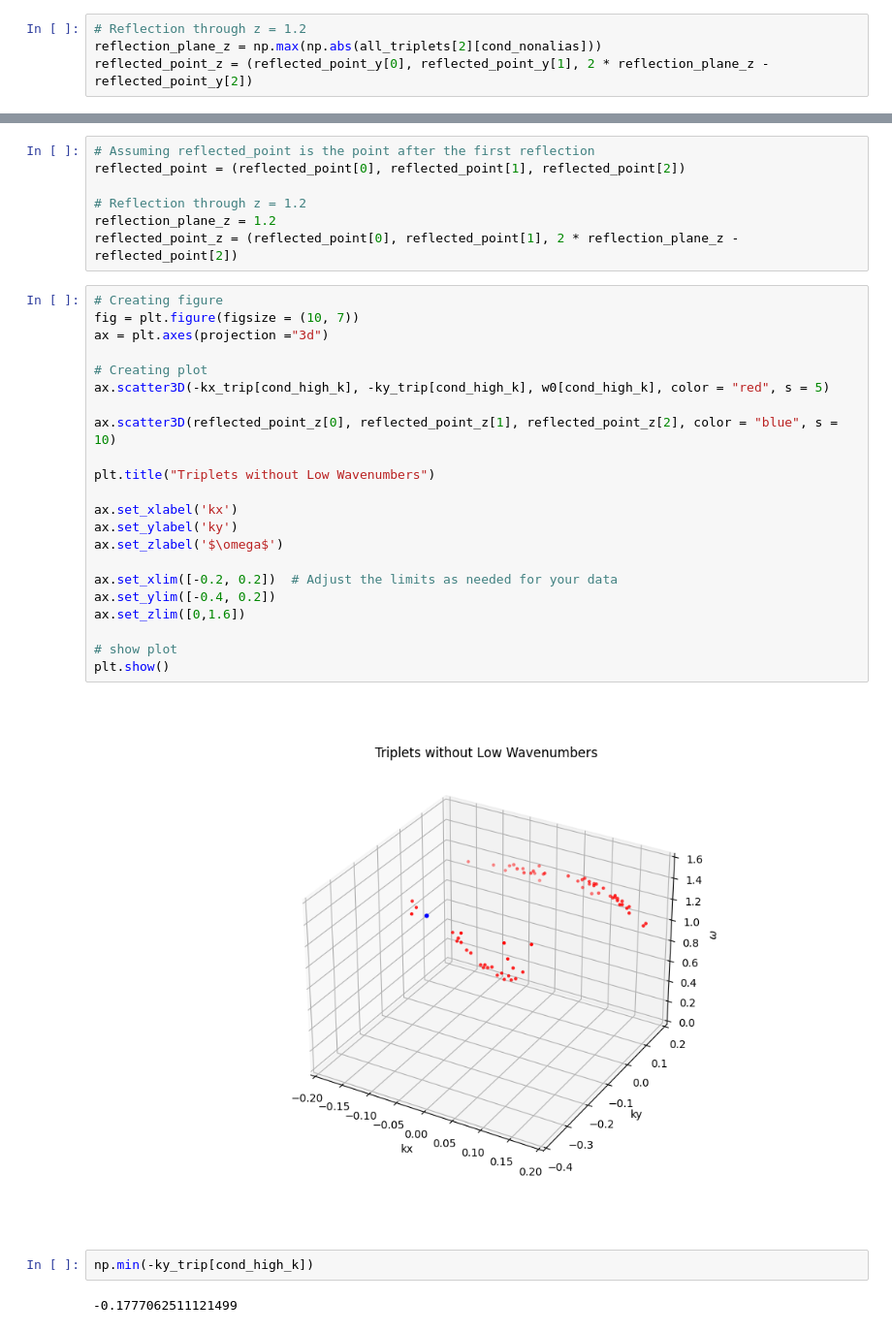
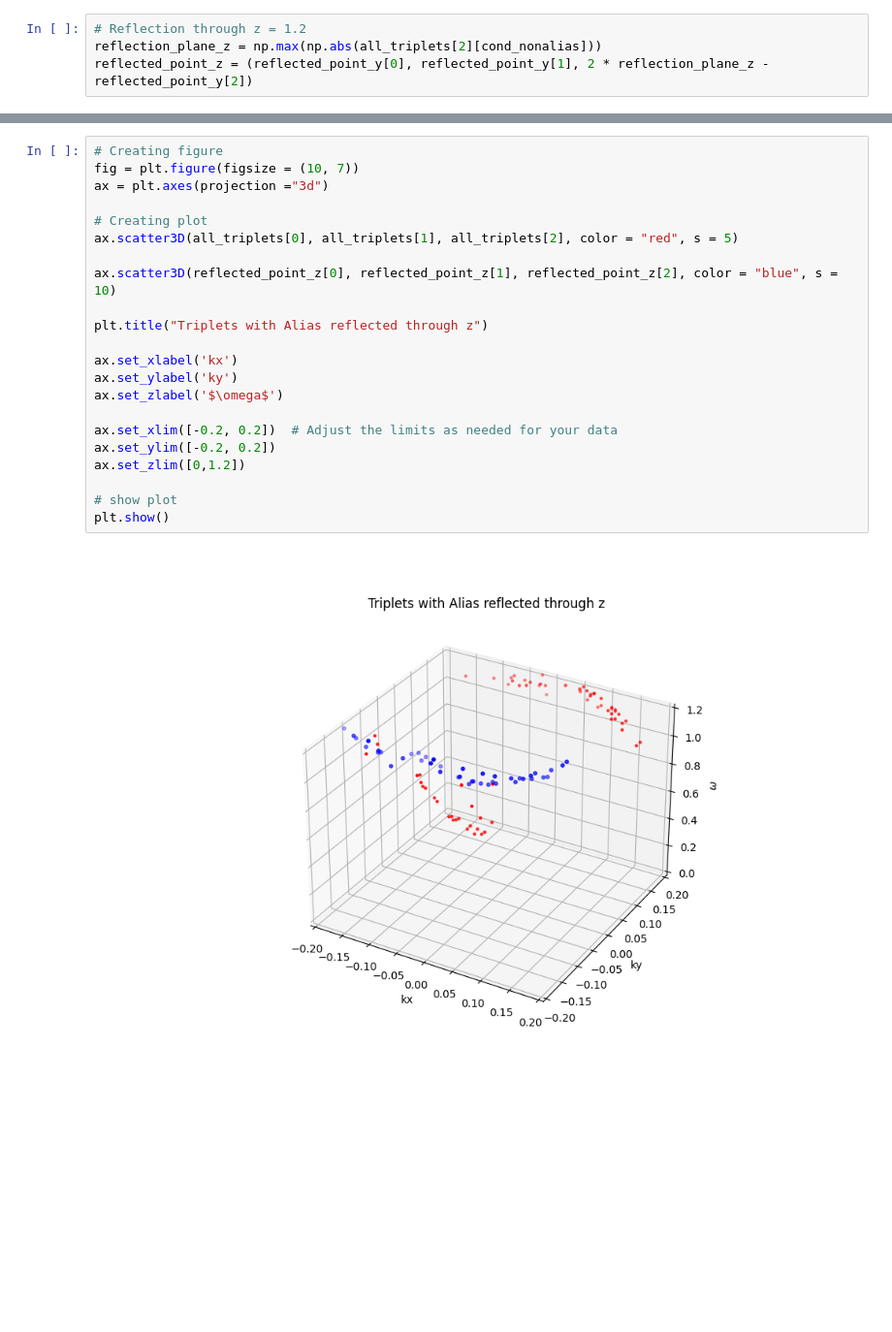
Before and after one commit to joeyanderson1/4th-Year-Thesis, a Jupyter notebook: Surface Interpolation Technique + Aliasing.ipynb, the cells around one changed output, grey strips where cells are left out. Shown at 97% size. Saved outputs shown, nothing was run; the diff lists cells and outputs as text; blank space fills up the shorter version.

```diff
--- a/Surface Interpolation Technique + Aliasing.ipynb
+++ b/Surface Interpolation Technique + Aliasing.ipynb
@@ -438,35 +304,24 @@ plt.show()
-# %%
-# Assuming reflected_point is the point after the first reflection
-reflected_point = (reflected_point[0], reflected_point[1], reflected_point[2])
-
-# Reflection through z = 1.2
-reflection_plane_z = 1.2
-reflected_point_z = (reflected_point[0], reflected_point[1], 2 * reflection_plane_z - reflected_point[2])
-# %%
-# Creating figure
-fig = plt.figure(figsize = (10, 7))
-ax = plt.axes(projection ="3d")
-
-# Creating plot
-ax.scatter3D(-kx_trip[cond_high_k], -ky_trip[cond_high_k], w0[cond_high_k], color = "red", s = 5)
-
-ax.scatter3D(reflected_point_z[0], reflected_point_z[1], reflected_point_z[2], color = "blue", s = 10)
-
-plt.title("Triplets without Low Wavenumbers")
-
-ax.set_xlabel('kx')
-ax.set_ylabel('ky')
-ax.set_zlabel('$\omega$')
-
-ax.set_xlim([-0.2, 0.2])  # Adjust the limits as needed for your data
-ax.set_ylim([-0.4, 0.2])
-ax.set_zlim([0,1.6])
-
-# show plot
-plt.show()
-# %% [output]
-[figure, removed]
-# %%
-np.min(-ky_trip[cond_high_k])
-# %% [output]
--0.1777062511121499
+# %%
+# Creating figure
+fig = plt.figure(figsize = (10, 7))
+ax = plt.axes(projection ="3d")
+
+# Creating plot
+ax.scatter3D(all_triplets[0], all_triplets[1], all_triplets[2], color = "red", s = 5)
+
+ax.scatter3D(reflected_point_z[0], reflected_point_z[1], reflected_point_z[2], color = "blue", s = 10)
+
+plt.title("Triplets with Alias reflected through z")
+
+ax.set_xlabel('kx')
+ax.set_ylabel('ky')
+ax.set_zlabel('$\omega$')
+
+ax.set_xlim([-0.2, 0.2])  # Adjust the limits as needed for your data
+ax.set_ylim([-0.2, 0.2])
+ax.set_zlim([0,1.2])
+
+# show plot
+plt.show()
+# %% [output]
+[figure, added]
```
Also changed, not shown: parts of 64 cells of this notebook.
